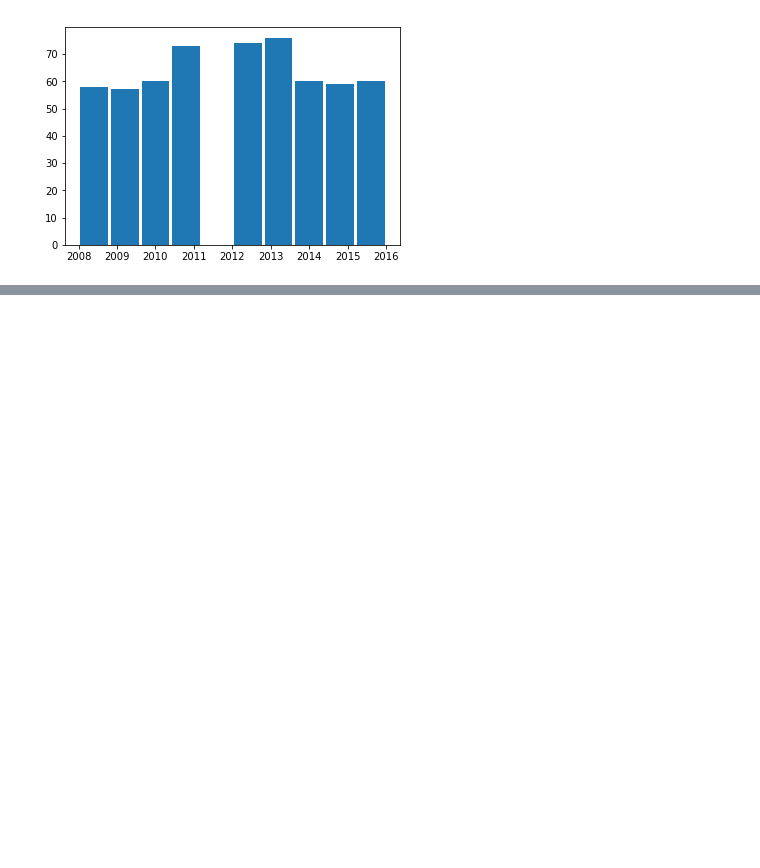
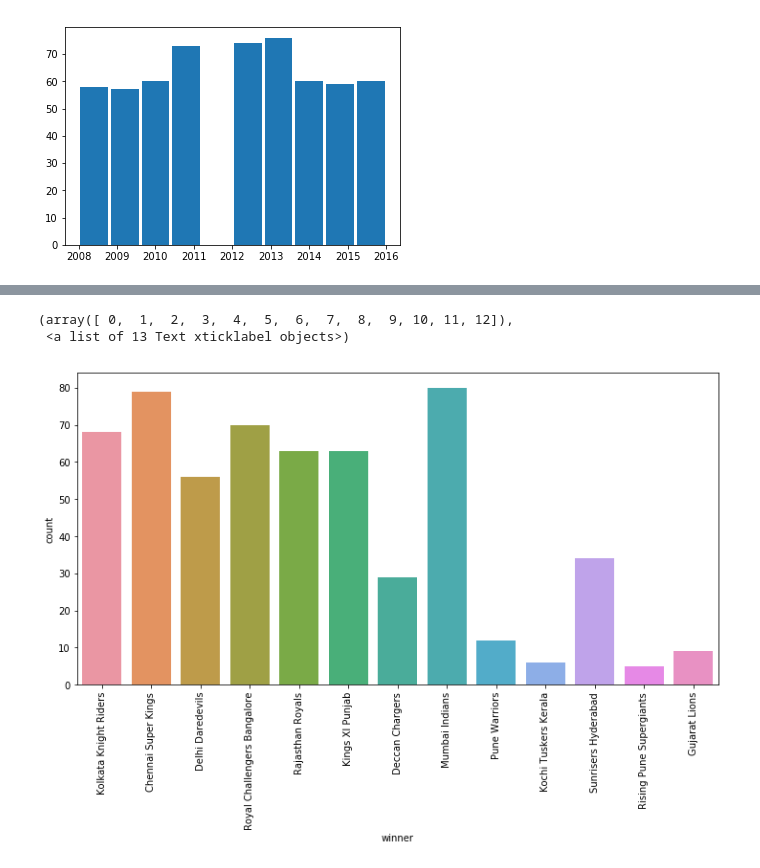
Before and after one commit to ravi4all/ML_March_1-30, a Jupyter notebook: Section_1/PandasFileIO.ipynb, the cells around one changed output, grey strips where cells are left out. Cells and saved outputs as stored; diff of their text form; code cells hidden in the pictures; blank space fills up the shorter version.

```diff
--- a/Section_1/PandasFileIO.ipynb
+++ b/Section_1/PandasFileIO.ipynb
@@ -57,0 +64,8 @@ x = df.winner
+# %%
+plt.figure(figsize=(12,6))
+sns.countplot(x=df['winner'], data=df)
+plt.xticks(rotation='vertical')
+# %% [output]
+(array([ 0,  1,  2,  3,  4,  5,  6,  7,  8,  9, 10, 11, 12]),
+ <a list of 13 Text xticklabel objects>)
+[figure, added]
```
Also changed, not shown: parts of 10 cells of this notebook, 1 other file.
